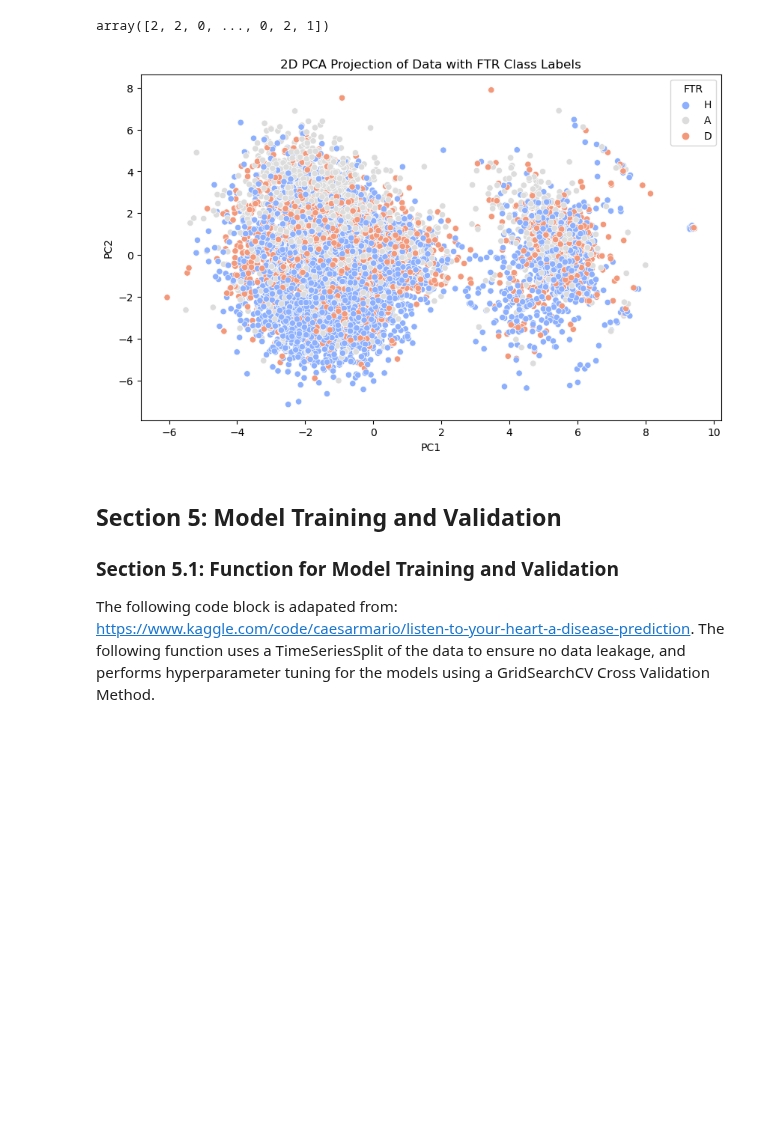
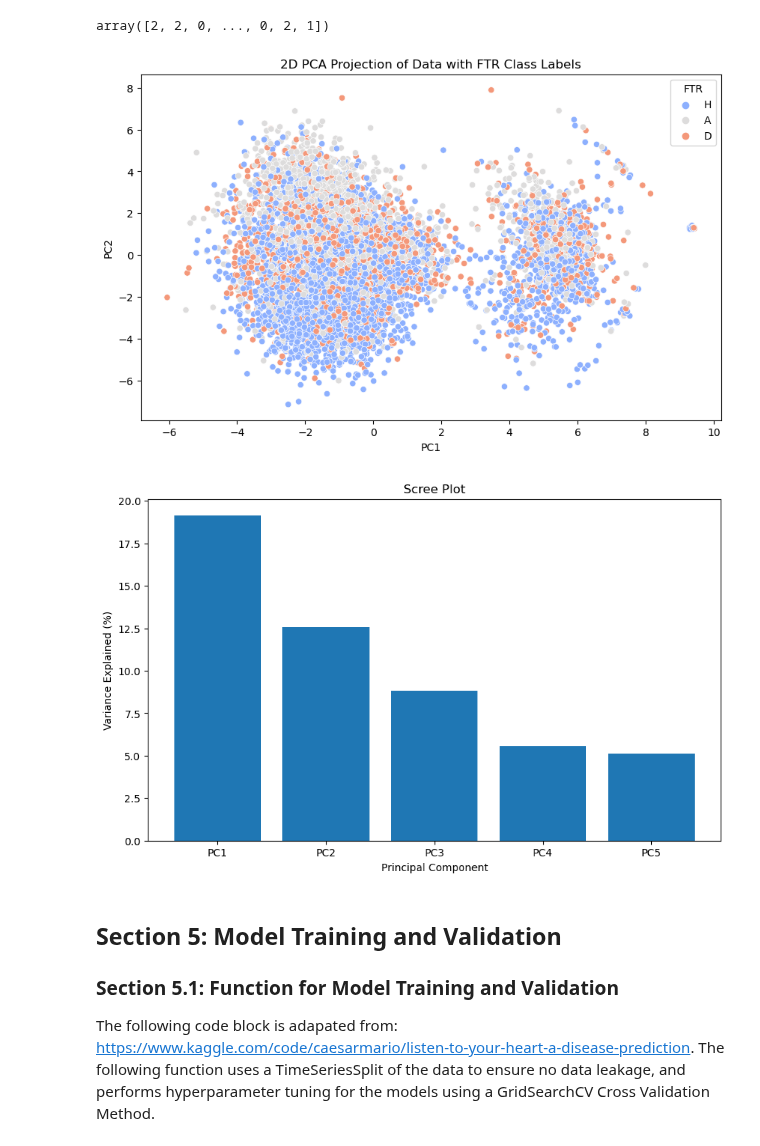
Before and after one commit to chenhsu16/SVM_Collab, a Jupyter notebook: Combined Notebook (Complicated) v2.ipynb, the cells around one changed output. Cells and saved outputs as stored; diff of their text form; code cells hidden in the pictures; blank space fills up the shorter version.

```diff
--- a/Combined Notebook (Complicated) v2.ipynb
+++ b/Combined Notebook (Complicated) v2.ipynb
@@ -603,26 +603,43 @@ display(Y)
 # %% [output]
 array([2, 2, 0, ..., 0, 2, 1])
 # %%
-# Dimensionality reduction for data visualisation
 def plotPCADistribution(X, Y):
     # Apply PCA
     pca = PCA(n_components=2)  # Reduce to 2D for visualization
     X_pca = pca.fit_transform(X)
 
     # Create a DataFrame with the first two PCA components and FTR_Encoded
     df_pca = pd.DataFrame(X_pca, columns=['PC1', 'PC2'])
     df_pca['FTR'] = le.inverse_transform(Y)
 
     # Plot using Seaborn
     plt.figure(figsize=(10, 6))
     sns.scatterplot(data=df_pca, x='PC1', y='PC2', hue='FTR', palette='coolwarm', alpha=1)
-
     plt.title('2D PCA Projection of Data with FTR Class Labels')
     plt.show()
 
+def plotScreePlot(X):
+    # Apply PCA
+    pca = PCA(n_components=5)
+    pca.fit(X)
+
+    # Variance explained by each component
+    explained_variance = pca.explained_variance_ratio_
+
+    # Create scree plot
+    plt.figure(figsize=(10, 6))
+    plt.bar(range(1, 6), explained_variance * 100, tick_label=[f'PC{i}' for i in range(1, 6)])
+    plt.xlabel('Principal Component')
+    plt.ylabel('Variance Explained (%)')
+    plt.title('Scree Plot')
+    plt.show()
+
+# Assuming X and Y are already defined and preprocessed
 plotPCADistribution(X, Y)
+plotScreePlot(X)
 # %% [output]
 [figure]
+[figure, added]
 # %%
 # Split the Data into Training and Testing Sets Manually
 train_size = int(X.shape[0] * 0.66)  # Use 66% for training, 33% for testing
```
Also changed, not shown: parts of 6 cells of this notebook, 2 other files.
